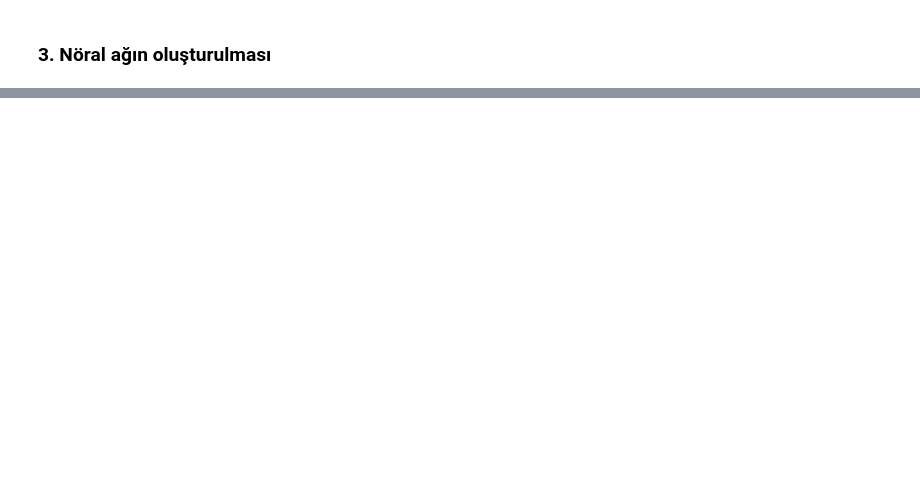
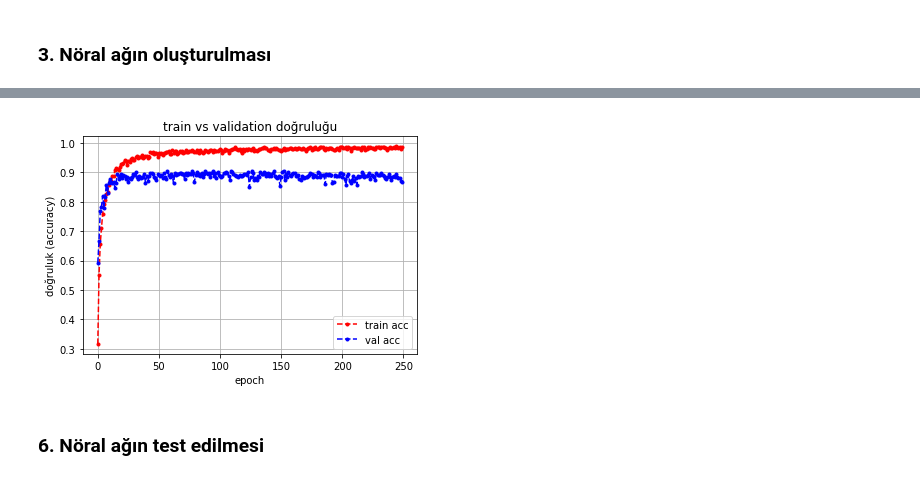
Before and after one commit to fybx/UrbanSoundsClassification, a Jupyter notebook: Model.ipynb, the cells around one changed output, grey strips where cells are left out. Saved outputs shown, nothing was run; the diff lists cells and outputs as text; code cells hidden in the pictures; blank space fills up the shorter version.

```diff
--- a/Model.ipynb
+++ b/Model.ipynb
@@ -97,0 +232,14 @@ False
+# %%
+# Doğruluk (accuracy) fonksiyonu grafiği
+plt.plot(results.history["accuracy"], "r.--", label = "train acc")
+plt.plot(results.history["val_accuracy"], "b.--", label = "val acc")
+plt.title("train vs validation doğruluğu")
+plt.xlabel("epoch")
+plt.ylabel("doğruluk (accuracy)")
+plt.legend()
+plt.grid(True)
+plt.show()
+# %% [output]
+[figure, added]
+# %% [markdown]
+### 6. Nöral ağın test edilmesi
```
Also changed, not shown: parts of 30 cells of this notebook.
